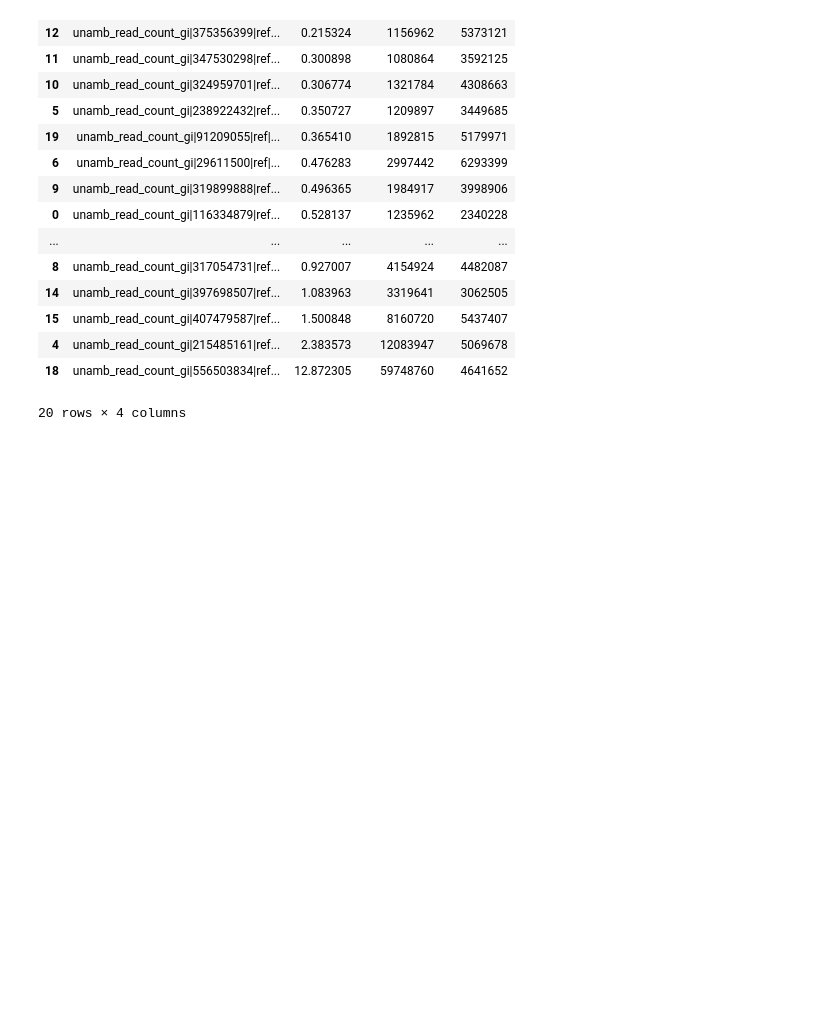
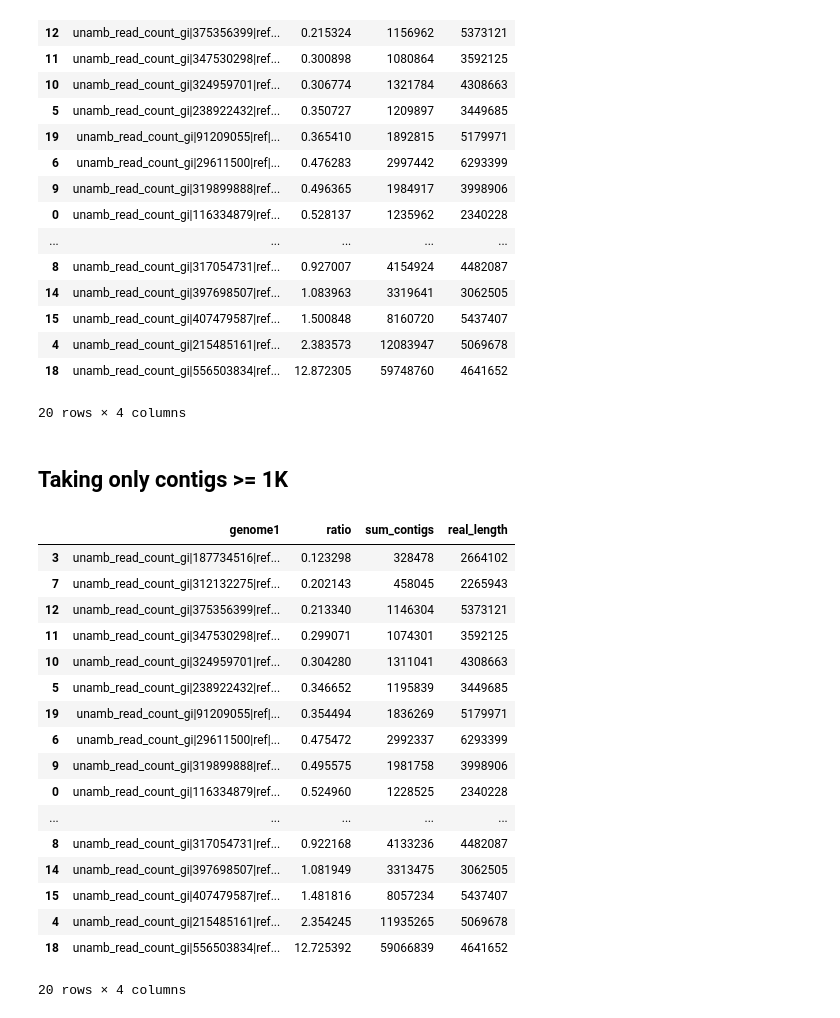
Before and after one commit to inodb/notebooks, a Jupyter notebook: concoct/metagenome-coverage-mocks.ipynb, the cells around one changed output. Saved outputs shown, nothing was run; the diff lists cells and outputs as text; code cells hidden in the pictures; blank space fills up the shorter version.

Commit message:
ratio genomes Mock1 contigs >= 1000

```diff
--- a/concoct/metagenome-coverage-mocks.ipynb
+++ b/concoct/metagenome-coverage-mocks.ipynb
@@ -388,3 +390,36 @@ c[["genome1","ratio","sum_contigs","real_length"]].sort("ratio")
 | 4 | unamb_read_count_gi|215485161|ref... | 2.383573 | 12083947 | 5069678 |
 | 18 | unamb_read_count_gi|556503834|ref... | 12.872305 | 59748760 | 4641652 |
 20 rows × 4 columns
+# %% [markdown]
+## Taking only contigs >= 1K
+# %%
+ccount_new = pd.read_csv("NewMock1/fprau-bug/out_41/remap-nodup/contig_count_per_genome_4f4685e.tsv", sep="\t").sort("contig").reset_index(drop=True)
+b = pd.concat([cinfo1.ix[:, 1], ccount_new.ix[:, 1:21].idxmax(axis=1)], axis=1)
+b.columns=["length", "genome"]
+bb = b.loc[b.length >= 1000].groupby("genome").sum().sort()
+bb.reset_index(inplace=True)
+bb.sort("genome")
+c = pd.concat([bb.sort("genome"), mgcov1.ix[0:19, 0:2]], axis=1)
+c
+c.columns = ["genome1", "sum_contigs", "genome2", "real_length"]
+c["ratio"] = c.sum_contigs.div(c.real_length)
+c[["genome1","ratio","sum_contigs","real_length"]].sort("ratio")
+# %% [output]
+|  | genome1 | ratio | sum_contigs | real_length |
+| 3 | unamb_read_count_gi|187734516|ref... | 0.123298 | 328478 | 2664102 |
+| 7 | unamb_read_count_gi|312132275|ref... | 0.202143 | 458045 | 2265943 |
+| 12 | unamb_read_count_gi|375356399|ref... | 0.213340 | 1146304 | 5373121 |
+| 11 | unamb_read_count_gi|347530298|ref... | 0.299071 | 1074301 | 3592125 |
+| 10 | unamb_read_count_gi|324959701|ref... | 0.304280 | 1311041 | 4308663 |
+| 5 | unamb_read_count_gi|238922432|ref... | 0.346652 | 1195839 | 3449685 |
+| 19 | unamb_read_count_gi|91209055|ref|... | 0.354494 | 1836269 | 5179971 |
+| 6 | unamb_read_count_gi|29611500|ref|... | 0.475472 | 2992337 | 6293399 |
+| 9 | unamb_read_count_gi|319899888|ref... | 0.495575 | 1981758 | 3998906 |
+| 0 | unamb_read_count_gi|116334879|ref... | 0.524960 | 1228525 | 2340228 |
+| ... | ... | ... | ... | ... |
+| 8 | unamb_read_count_gi|317054731|ref... | 0.922168 | 4133236 | 4482087 |
+| 14 | unamb_read_count_gi|397698507|ref... | 1.081949 | 3313475 | 3062505 |
+| 15 | unamb_read_count_gi|407479587|ref... | 1.481816 | 8057234 | 5437407 |
+| 4 | unamb_read_count_gi|215485161|ref... | 2.354245 | 11935265 | 5069678 |
+| 18 | unamb_read_count_gi|556503834|ref... | 12.725392 | 59066839 | 4641652 |
+20 rows × 4 columns
```
Also changed, not shown: parts of 1 cell of this notebook.
